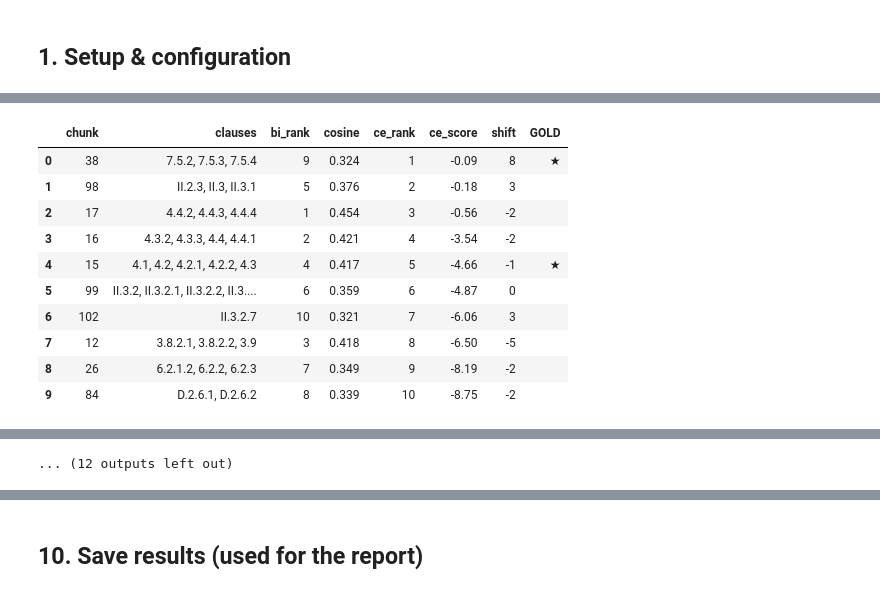
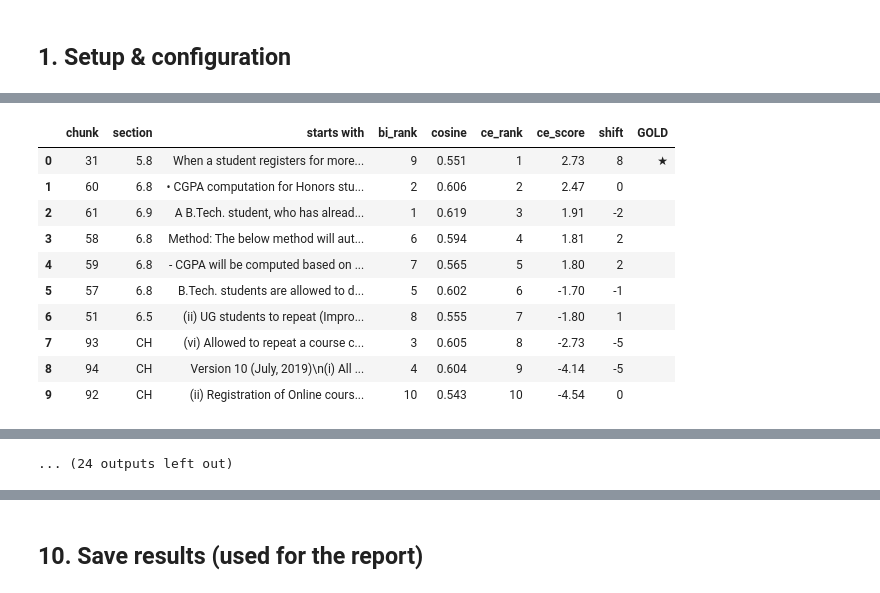
Before and after one commit to AKSHAT0604/rag-baseline-vs-reranking, a Jupyter notebook: RAG_Baseline_vs_ReRanking.ipynb, the cells around one changed output, grey strips where cells are left out. Drawn from its saved outputs; the diff is of its cells as text; code cells hidden in the pictures.

```diff
--- a/RAG_Baseline_vs_ReRanking.ipynb
+++ b/RAG_Baseline_vs_ReRanking.ipynb
@@ -275,0 +375,19 @@ A knight moves to one of the squares nearest to that on which it stands but not
+# %%
+CLOSED_BOOK_SYSTEM = ("Answer the question about IIIT-Delhi's B.Tech. regulations from your own knowledge "
+                      "in 1-2 sentences. Give specific numbers if you know them.")
+CLOSED_BOOK_QS = [
+    ("How many credits are required to graduate with a B.Tech. degree at IIIT-Delhi?", "156 credits (Sec 8.1)"),
+    ("How many grade points does an F grade carry at IIIT-Delhi?",                     "2 points (Sec 6.3)"),
+    ("What CGPA does an IIIT-Delhi second-year student need to take an overload?",    "more than 8.0 (Sec 5.8)"),
+    ("How many semester leaves can an IIIT-Delhi B.Tech. student take?",              "at most four (Sec 7.4)"),
+    ("What SGPA puts an IIIT-Delhi student on academic warning?",                      "4.5 or less (Sec 7.2)"),
+]
+closed_rows = []
+for q, truth in CLOSED_BOOK_QS:
+    row = {"question": q, "document says": truth}
+    for name, llm in LLMS.items():
+        row[name] = llm([{"role": "system", "content": CLOSED_BOOK_SYSTEM}, {"role": "user", "content": q}])[0]
+    closed_rows.append(row)
+closed_df = pd.DataFrame(closed_rows)
+with pd.option_context("display.max_colwidth", 200):
+    display(closed_df)
@@ -353,25 +541,32 @@ def rank_table(res, gold):
 # %%
-from IPython.display import display, Markdown
-
 failure_results = []
 for fq in FAILURE_QUERIES:
     res = run_both_retrievals(fq["query"])
     b_rank, r_rank = gold_rank(res["cand_ids"], fq["gold"]), gold_rank(res["rr_ids"], fq["gold"])
-    ans1, t1 = generate_answer(fq["query"], res["baseline_top3"])
-    ans2, t2 = generate_answer(fq["query"], res["rerank_top3"])
-    gold_chunk = next(i for i in res["cand_ids"] if any(g in chunks[i]["clauses"] for g in fq["gold"]))
-    failure_results.append({**fq, "gold_chunk": gold_chunk, "baseline_rank": b_rank, "rerank_rank": r_rank,
-                            "baseline_top3": [chunks[i]["clauses"][0] for i in res["baseline_top3"]],
-                            "rerank_top3": [chunks[i]["clauses"][0] for i in res["rerank_top3"]],
-                            "answer1": ans1, "answer2": ans2, "llm_s_1": t1, "llm_s_2": t2,
-                            "table": rank_table(res, fq["gold"])})
+    gold_chunk = next((i for i in res["cand_ids"] if is_gold(i, fq["gold"])), None)
+    out = {**fq, "gold_chunk": gold_chunk, "baseline_rank": b_rank, "rerank_rank": r_rank,
+           "baseline_top3": [chunks[i]["sec"] for i in res["baseline_top3"]],
+           "rerank_top3": [chunks[i]["sec"] for i in res["rerank_top3"]],
+           "table": rank_table(res, fq["gold"]), "answers": {}}
+    for name in LLMS:
+        a1, t1, n1 = generate_answer(name, fq["query"], res["baseline_top3"])
+        a2, t2, n2 = generate_answer(name, fq["query"], res["rerank_top3"])
+        out["answers"][name] = {"answer1": a1, "answer2": a2, "s1": t1, "s2": t2, "tok1": n1, "tok2": n2,
+                                "ok1": judge(fq["query"], fq["expected"], a1), "ok2": judge(fq["query"], fq["expected"], a2)}
+    failure_results.append(out)
 
     display(Markdown(f"### [{fq['category']}]  \n**Q:** {fq['query']}  \n"
-                     f"**Gold clause(s):** {', '.join(fq['gold'])} → chunk {gold_chunk}  \n"
+                     f"**Gold:** \"{fq['gold'][0]}\" → chunk {gold_chunk} (Sec {chunks[gold_chunk]['sec'] if gold_chunk is not None else '-'})  \n"
                      f"**Rank shift:** #{b_rank} (bi-encoder) → **#{r_rank}** (cross-encoder)  \n"
                      f"*Why it is hard:* {fq['why']}"))
-    display(failure_results[-1]["table"])
-    display(Markdown(f"**Answer 1 (baseline top-3: {failure_results[-1]['baseline_top3']}):**\n\n> {ans1}\n\n"
-                     f"**Answer 2 (re-ranked top-3: {failure_results[-1]['rerank_top3']}):**\n\n> {ans2}\n\n---"))
+    display(out["table"])
+    txt = (f"Baseline top-3 sections: `{out['baseline_top3']}` | "
+           f"Re-ranked top-3 sections: `{out['rerank_top3']}`\n\n")
+    mark = lambda ok: {True: "✅ correct", False: "❌ incorrect", None: "not judged"}[ok]
+    txt += f"*Reference answer:* {fq['expected']}\n\n"
+    for name, a in out["answers"].items():
+        txt += (f"**{name}, Answer 1** ({mark(a['ok1'])}):\n\n> {a['answer1']}\n\n"
+                f"**{name}, Answer 2** ({mark(a['ok2'])}):\n\n> {a['answer2']}\n\n")
+    display(Markdown(txt + "---"))
 # %% [output]
 ### [Keyword trap / distractor]
@@ -382,11 +577,11 @@ for fq in FAILURE_QUERIES:
-|  | chunk | clauses | bi_rank | cosine | ce_rank | ce_score | shift | GOLD |
-| 0 | 38 | 7.5.2, 7.5.3, 7.5.4 | 9 | 0.324 | 1 | -0.09 | 8 | ★ |
-| 1 | 98 | II.2.3, II.3, II.3.1 | 5 | 0.376 | 2 | -0.18 | 3 |  |
-| 2 | 17 | 4.4.2, 4.4.3, 4.4.4 | 1 | 0.454 | 3 | -0.56 | -2 |  |
-| 3 | 16 | 4.3.2, 4.3.3, 4.4, 4.4.1 | 2 | 0.421 | 4 | -3.54 | -2 |  |
-| 4 | 15 | 4.1, 4.2, 4.2.1, 4.2.2, 4.3 | 4 | 0.417 | 5 | -4.66 | -1 | ★ |
-| 5 | 99 | II.3.2, II.3.2.1, II.3.2.2, II.3.... | 6 | 0.359 | 6 | -4.87 | 0 |  |
-| 6 | 102 | II.3.2.7 | 10 | 0.321 | 7 | -6.06 | 3 |  |
-| 7 | 12 | 3.8.2.1, 3.8.2.2, 3.9 | 3 | 0.418 | 8 | -6.50 | -5 |  |
-| 8 | 26 | 6.2.1.2, 6.2.2, 6.2.3 | 7 | 0.349 | 9 | -8.19 | -2 |  |
-| 9 | 84 | D.2.6.1, D.2.6.2 | 8 | 0.339 | 10 | -8.75 | -2 |  |
+|  | chunk | section | starts with | bi_rank | cosine | ce_rank | ce_score | shift | GOLD |
+| 0 | 31 | 5.8 | When a student registers for more... | 9 | 0.551 | 1 | 2.73 | 8 | ★ |
+| 1 | 60 | 6.8 | • CGPA computation for Honors stu... | 2 | 0.606 | 2 | 2.47 | 0 |  |
+| 2 | 61 | 6.9 | A B.Tech. student, who has alread... | 1 | 0.619 | 3 | 1.91 | -2 |  |
+| 3 | 58 | 6.8 | Method: The below method will aut... | 6 | 0.594 | 4 | 1.81 | 2 |  |
+| 4 | 59 | 6.8 | - CGPA will be computed based on ... | 7 | 0.565 | 5 | 1.80 | 2 |  |
+| 5 | 57 | 6.8 | B.Tech. students are allowed to d... | 5 | 0.602 | 6 | -1.70 | -1 |  |
+| 6 | 51 | 6.5 | (ii) UG students to repeat (Impro... | 8 | 0.555 | 7 | -1.80 | 1 |  |
+| 7 | 93 | CH | (vi) Allowed to repeat a course c... | 3 | 0.605 | 8 | -2.73 | -5 |  |
+| 8 | 94 | CH | Version 10 (July, 2019)\n(i) All ... | 4 | 0.604 | 9 | -4.14 | -5 |  |
+| 9 | 92 | CH | (ii) Registration of Online cours... | 10 | 0.543 | 10 | -4.54 | 0 |  |
@@ -475,4 +718,4 @@ for fq in FAILURE_QUERIES:
 
 ---
-... (12 outputs left out)
+... (24 outputs left out)
 # %%
```
Also changed, not shown: parts of 33 cells of this notebook, 17 other files.
